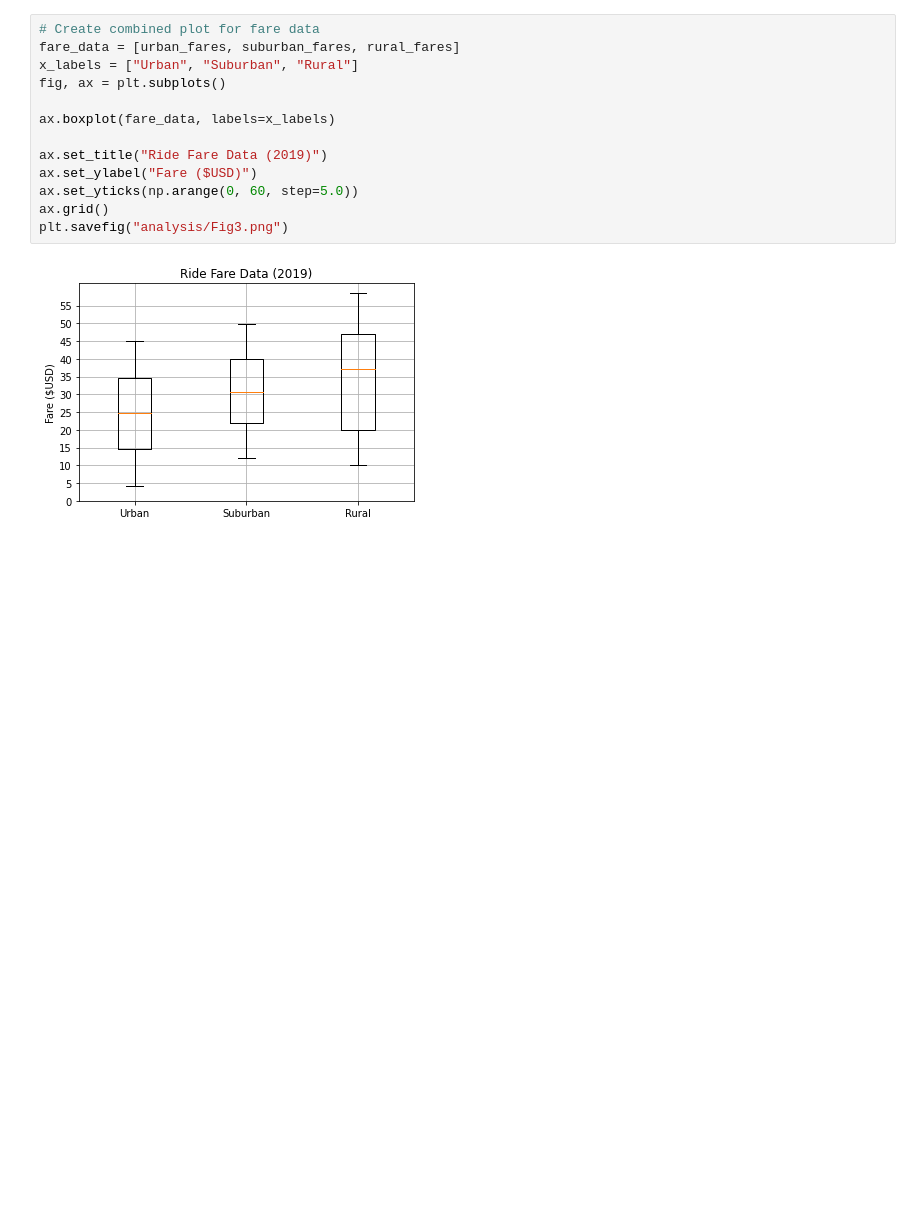
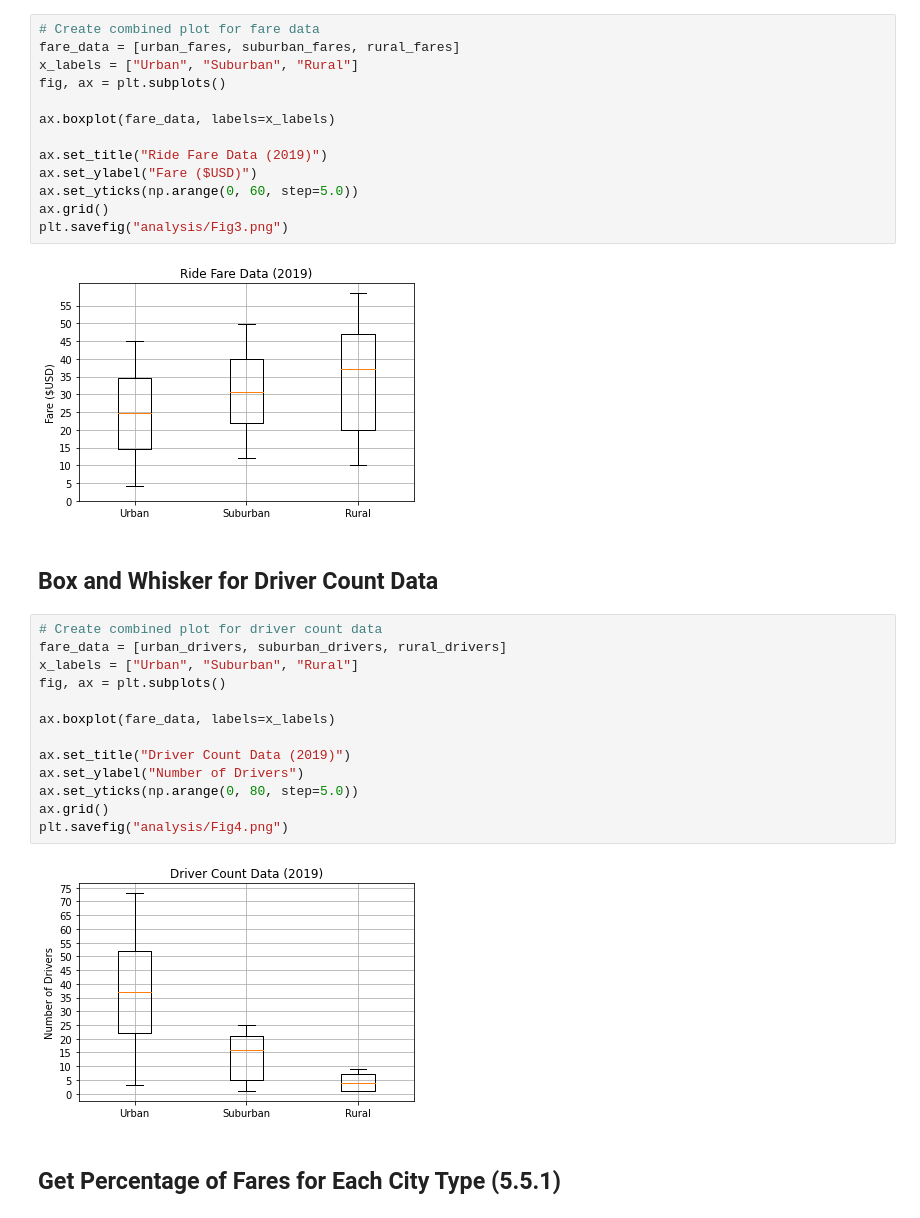
Before and after one commit to AvatarJoshi/PyBer_Analysis, a Jupyter notebook: PyBer.ipynb, the cells around one changed output. Drawn from its saved outputs; the diff is of its cells as text; blank space fills up the shorter version.

Commit message:
Created box and whisker for driver count. Also pie chart for percentage rides by city type

```diff
--- a/PyBer.ipynb
+++ b/PyBer.ipynb
@@ -751,3 +751,22 @@ ax.grid()
 plt.savefig("analysis/Fig3.png")
 # %% [output]
 [figure]
+# %% [markdown]
+## Box and Whisker for Driver Count Data
+# %%
+# Create combined plot for driver count data
+fare_data = [urban_drivers, suburban_drivers, rural_drivers]
+x_labels = ["Urban", "Suburban", "Rural"]
+fig, ax = plt.subplots()
+
+ax.boxplot(fare_data, labels=x_labels)
+
+ax.set_title("Driver Count Data (2019)")
+ax.set_ylabel("Number of Drivers")
+ax.set_yticks(np.arange(0, 80, step=5.0))
+ax.grid()
+plt.savefig("analysis/Fig4.png")
+# %% [output]
+[figure, added]
+# %% [markdown]
+## Get Percentage of Fares for Each City Type (5.5.1)
```
Also changed, not shown: parts of 5 cells of this notebook, 2 other files.
